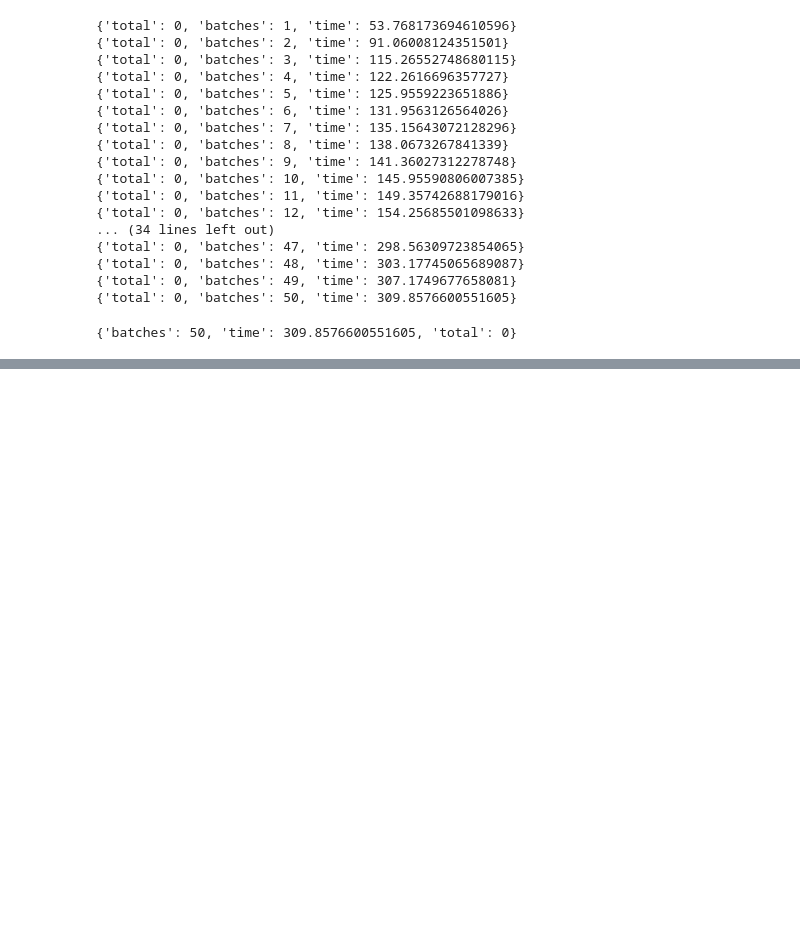
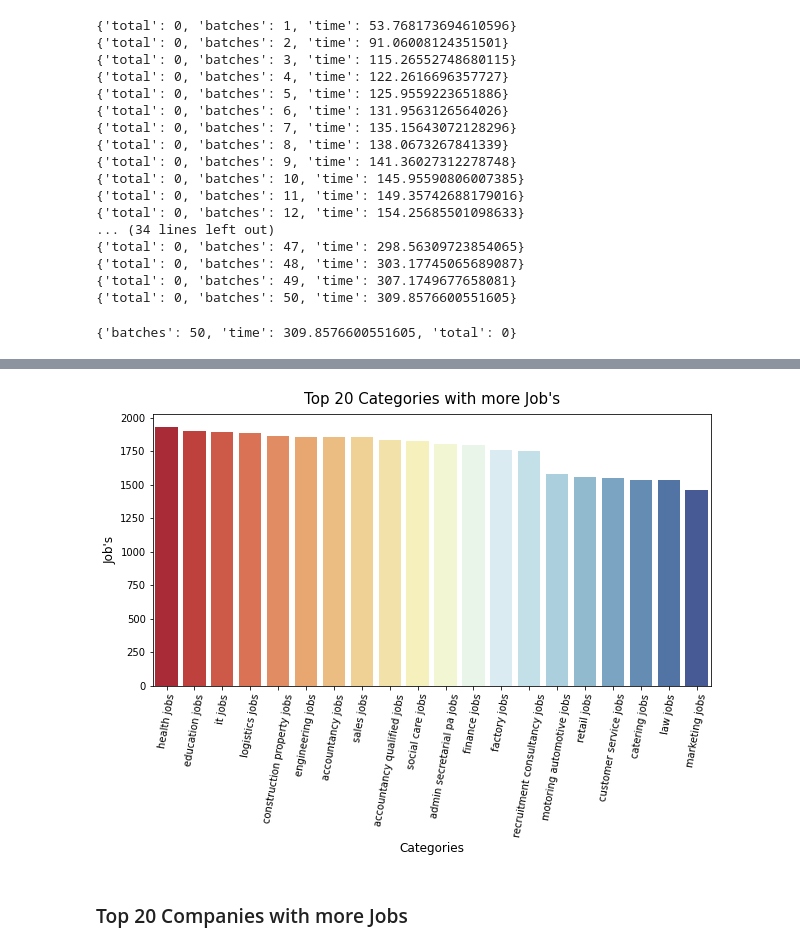
Before and after one commit to EduHdzVillasana/Technical-Test-Torre, a Jupyter notebook: Notebook.ipynb, the cells around one changed output, grey strips where cells are left out. Cells and saved outputs as stored; diff of their text form; code cells hidden in the pictures; blank space fills up the shorter version.

```diff
--- a/Notebook.ipynb
+++ b/Notebook.ipynb
@@ -653,0 +698,8 @@ y = np.array(most_common_20[:,1], dtype=int)
+# %%
+query_string = '''
+MATCH (c:Category)
+RETURN c.category, SIZE(()-[:IN_CATEGORY]->(c)) AS inDegree
+ORDER BY inDegree DESC LIMIT 20
+'''
+top_categories_df = pd.DataFrame([dict(_) for _ in conn.query(query_string)])
+top_categories_df.head(20)
@@ -653,0 +724,14 @@ y = np.array(most_common_20[:,1], dtype=int)
+# %%
+# Top 20 categories barplot
+fig = plt.figure(figsize=(10,5  ))
+ax = fig.add_subplot()
+
+sns.barplot(x = top_categories_df["c.category"], y = top_categories_df["inDegree"], ax=ax, palette='RdYlBu');
+ax.set_title("Top 20 Categories with more Job's", pad=10, size = 15)
+ax.set_ylabel("Job's", size = 12)
+ax.set_xlabel("Categories", size = 12)
+ax.tick_params(axis='x', rotation=80)
+# %% [output]
+[figure, added]
+# %% [markdown]
+### Top 20 Companies with more Jobs
```
Also changed, not shown: parts of 38 cells of this notebook.
